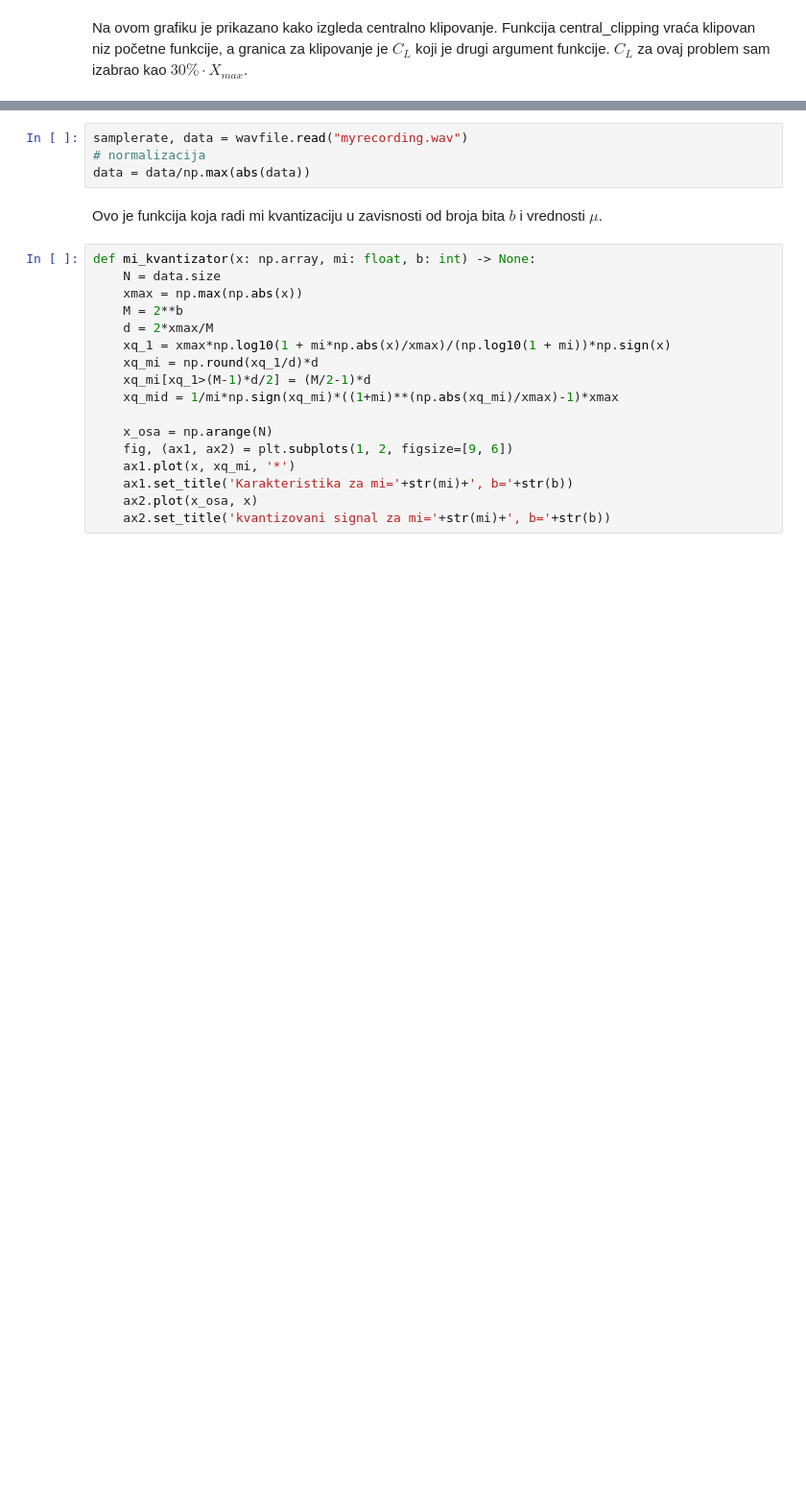
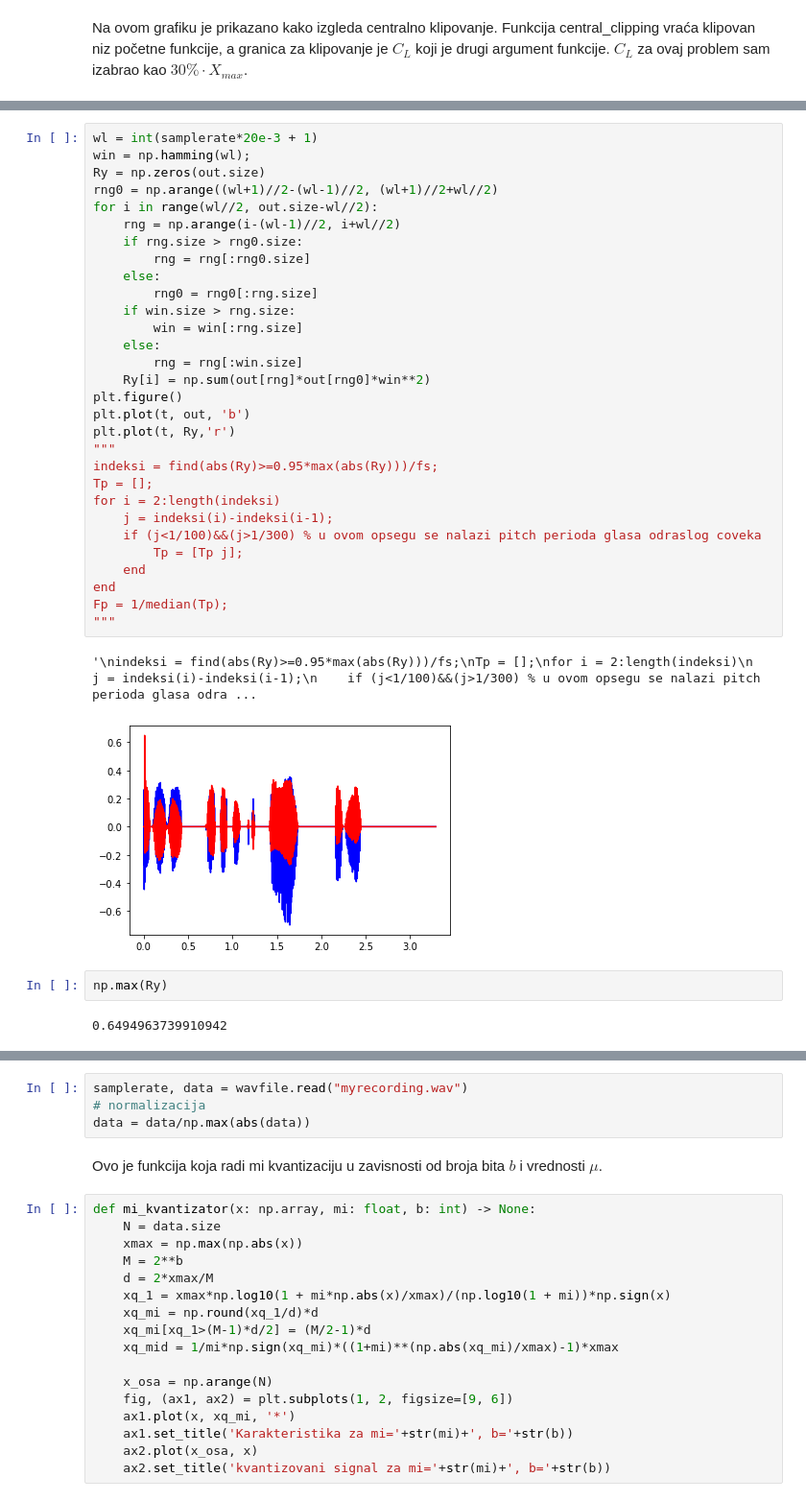
Before and after one commit to mmacura9/opg_dom, a Jupyter notebook: domaci/domaci_opg_2018_0261.ipynb, the cells around one changed output, grey strips where cells are left out. Shown: that part at 96% size. Drawn from its saved outputs; the diff is of its cells as text; blank space fills up the shorter version.

```diff
--- a/domaci/domaci_opg_2018_0261.ipynb
+++ b/domaci/domaci_opg_2018_0261.ipynb
@@ -437,2 +452,39 @@ print(Cl)
+# %%
+wl = int(samplerate*20e-3 + 1)
+win = np.hamming(wl);
+Ry = np.zeros(out.size)
+rng0 = np.arange((wl+1)//2-(wl-1)//2, (wl+1)//2+wl//2)
+for i in range(wl//2, out.size-wl//2):
+    rng = np.arange(i-(wl-1)//2, i+wl//2)
+    if rng.size > rng0.size:
+        rng = rng[:rng0.size]
+    else:
+        rng0 = rng0[:rng.size]
+    if win.size > rng.size:
+        win = win[:rng.size]
+    else:
+        rng = rng[:win.size]
+    Ry[i] = np.sum(out[rng]*out[rng0]*win**2)
+plt.figure()
+plt.plot(t, out, 'b')
+plt.plot(t, Ry,'r')
+"""
+indeksi = find(abs(Ry)>=0.95*max(abs(Ry)))/fs;
+Tp = [];
+for i = 2:length(indeksi)
+    j = indeksi(i)-indeksi(i-1);
+    if (j<1/100)&&(j>1/300) % u ovom opsegu se nalazi pitch perioda glasa odraslog coveka
+        Tp = [Tp j];
+    end
+end
+Fp = 1/median(Tp);
+"""
+# %% [output]
+'\nindeksi = find(abs(Ry)>=0.95*max(abs(Ry)))/fs;\nTp = [];\nfor i = 2:length(indeksi)\n    j = indeksi(i)-indeksi(i-1);\n    if (j<1/100)&&(j>1/300) % u ovom opsegu se nalazi pitch perioda glasa odra ...
+[figure, added]
+# %%
+np.max(Ry)
+# %% [output]
+0.6494963739910942
 # %% [markdown]
 ## Zadatak 2
```
Also changed, not shown: parts of 17 cells of this notebook, 1 other file.
